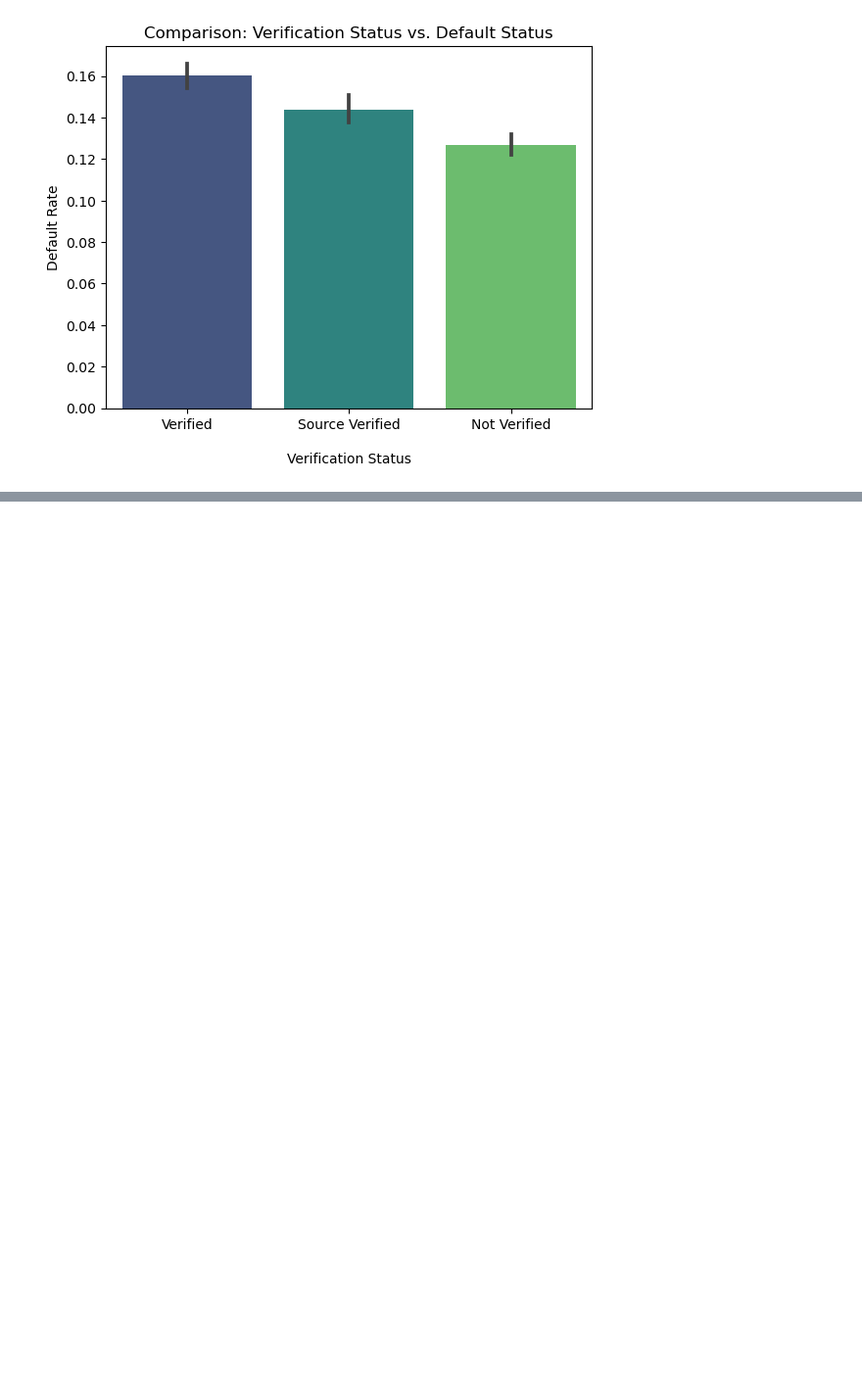
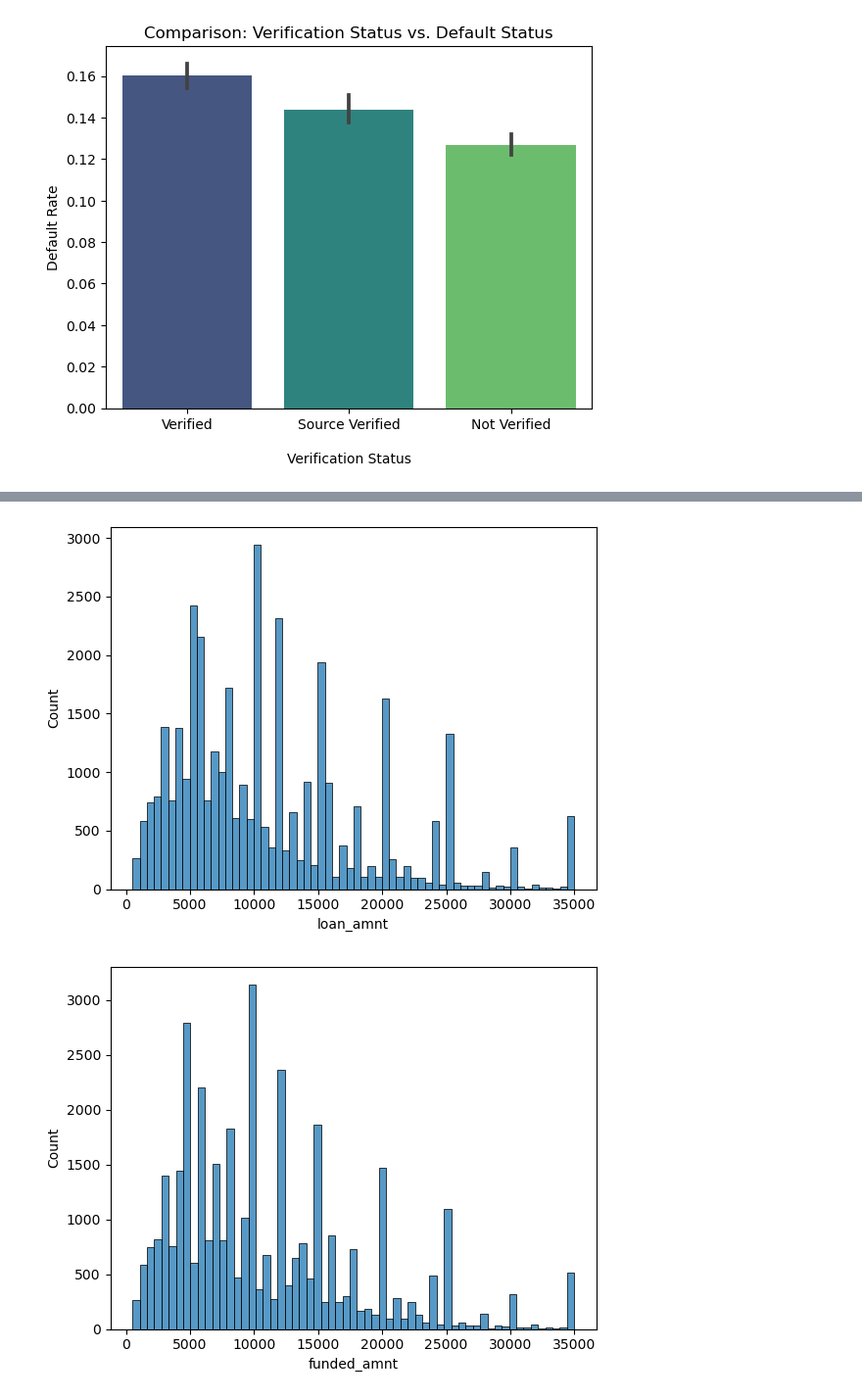
Before and after one commit to tpgopik/LendingClubCaseStudy, a Jupyter notebook: Lending Case Study.ipynb, the cells around one changed output, grey strips where cells are left out. Shown at 98% size. Cells and saved outputs as stored; diff of their text form; code cells hidden in the pictures; blank space fills up the shorter version.

```diff
--- a/Lending Case Study.ipynb
+++ b/Lending Case Study.ipynb
@@ -42,0 +186,7 @@ plt.show()
+# %%
+df.drop(columns=['inq_last_6mths','out_prncp','collection_recovery_fee',
+                 'recoveries','pub_rec_bankruptcies','total_pymnt_inv','total_rec_prncp','total_rec_int',
+                 'total_rec_late_fee','out_prncp_inv','total_pymnt',
+                 'chargeoff_within_12_mths','pymnt_plan','collections_12_mths_ex_med',
+                 'title','zip_code', 'initial_list_status','id', 'url','member_id','policy_code',
+                 'application_type','acc_now_delinq','delinq_amnt','tax_liens'],inplace=True)
@@ -42,0 +235,2 @@ plt.show()
+# %%
+date_field_to_extract_month=['issue_d','earliest_cr_line','last_pymnt_d','last_credit_pull_d']
@@ -42,0 +240,5 @@ plt.show()
+# %%
+for col in date_field_to_extract_month:
+    df[col]= pd.to_datetime(df[col], format='%b-%y')
+    df[col+'_mnth']=df[col].dt.month
+    df[col+'_year']=df[col].dt.year
@@ -42,0 +255,13 @@ plt.show()
+# %%
+cat_cols=['loan_status','term','grade','home_ownership','verification_status','purpose','addr_state'
+          ,'delinq_2yrs','pub_rec','emp_length','issue_d_mnth','issue_d_year']
+
+num_cols=['loan_amnt','funded_amnt','int_rate','annual_inc',
+          'dti','revol_bal','revol_util','installment','last_pymnt_amnt']
+# %%
+for col in num_cols:
+    sns.histplot(x=df[col])
+    plt.show()
+# %% [output]
+[figure, added]
+[figure, added]
```
Also changed, not shown: parts of 40 cells of this notebook.
